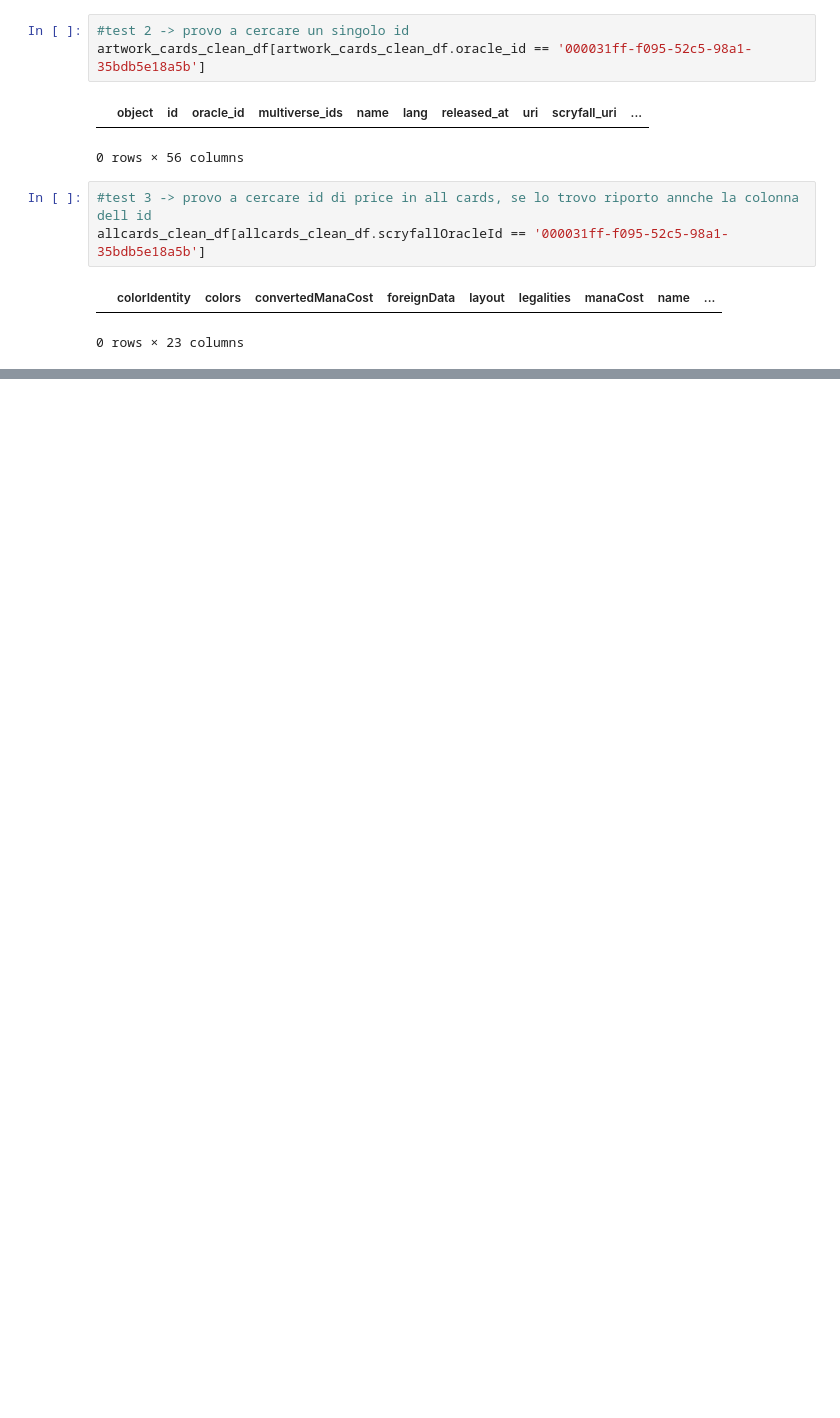
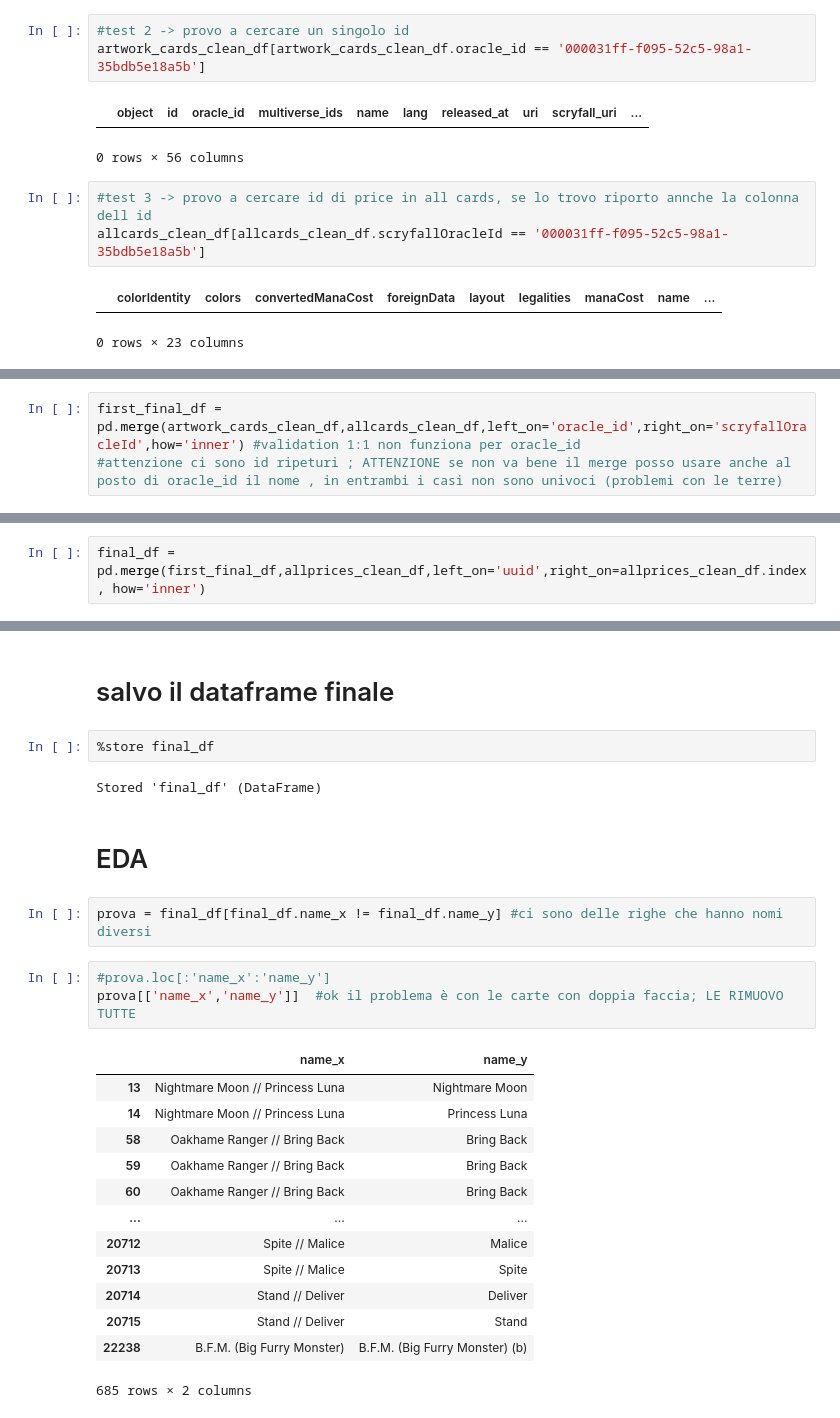
Before and after one commit to Mariodraghidicomodo/elaborato, a Jupyter notebook: progetto_data_scienze/codice/EDA_data/Df_merge.ipynb, the cells around one changed output, grey strips where cells are left out. Saved outputs shown, nothing was run; the diff lists cells and outputs as text; blank space fills up the shorter version.

Commit message:
Merge

```diff
--- a/progetto_data_scienze/codice/EDA_data/Df_merge.ipynb
+++ b/progetto_data_scienze/codice/EDA_data/Df_merge.ipynb
@@ -41,0 +113,3 @@ allcards_clean_df[allcards_clean_df.scryfallOracleId == '000031ff-f095-52c5-98a1
+# %%
+first_final_df = pd.merge(artwork_cards_clean_df,allcards_clean_df,left_on='oracle_id',right_on='scryfallOracleId',how='inner') #validation 1:1 non funziona per oracle_id
+#attenzione ci sono id ripeturi ; ATTENZIONE se non va bene il merge posso usare anche al posto di oracle_id il nome , in entrambi i casi non sono univoci (problemi con le terre)
@@ -41,0 +132,2 @@ allcards_clean_df[allcards_clean_df.scryfallOracleId == '000031ff-f095-52c5-98a1
+# %%
+final_df = pd.merge(first_final_df,allprices_clean_df,left_on='uuid',right_on=allprices_clean_df.index, how='inner')
@@ -41,0 +154,27 @@ allcards_clean_df[allcards_clean_df.scryfallOracleId == '000031ff-f095-52c5-98a1
+# %% [markdown]
+# salvo il dataframe finale
+# %%
+%store final_df
+# %% [output]
+Stored 'final_df' (DataFrame)
+# %% [markdown]
+# EDA
+# %%
+prova = final_df[final_df.name_x != final_df.name_y] #ci sono delle righe che hanno nomi diversi
+# %%
+#prova.loc[:'name_x':'name_y']
+prova[['name_x','name_y']]  #ok il problema è con le carte con doppia faccia; LE RIMUOVO TUTTE
+# %% [output]
+|  | name_x | name_y |
+| 13 | Nightmare Moon // Princess Luna | Nightmare Moon |
+| 14 | Nightmare Moon // Princess Luna | Princess Luna |
+| 58 | Oakhame Ranger // Bring Back | Bring Back |
+| 59 | Oakhame Ranger // Bring Back | Bring Back |
+| 60 | Oakhame Ranger // Bring Back | Bring Back |
+| ... | ... | ... |
+| 20712 | Spite // Malice | Malice |
+| 20713 | Spite // Malice | Spite |
+| 20714 | Stand // Deliver | Deliver |
+| 20715 | Stand // Deliver | Stand |
+| 22238 | B.F.M. (Big Furry Monster) | B.F.M. (Big Furry Monster) (b) |
+685 rows × 2 columns
```
Also changed, not shown: parts of 11 cells of this notebook.
